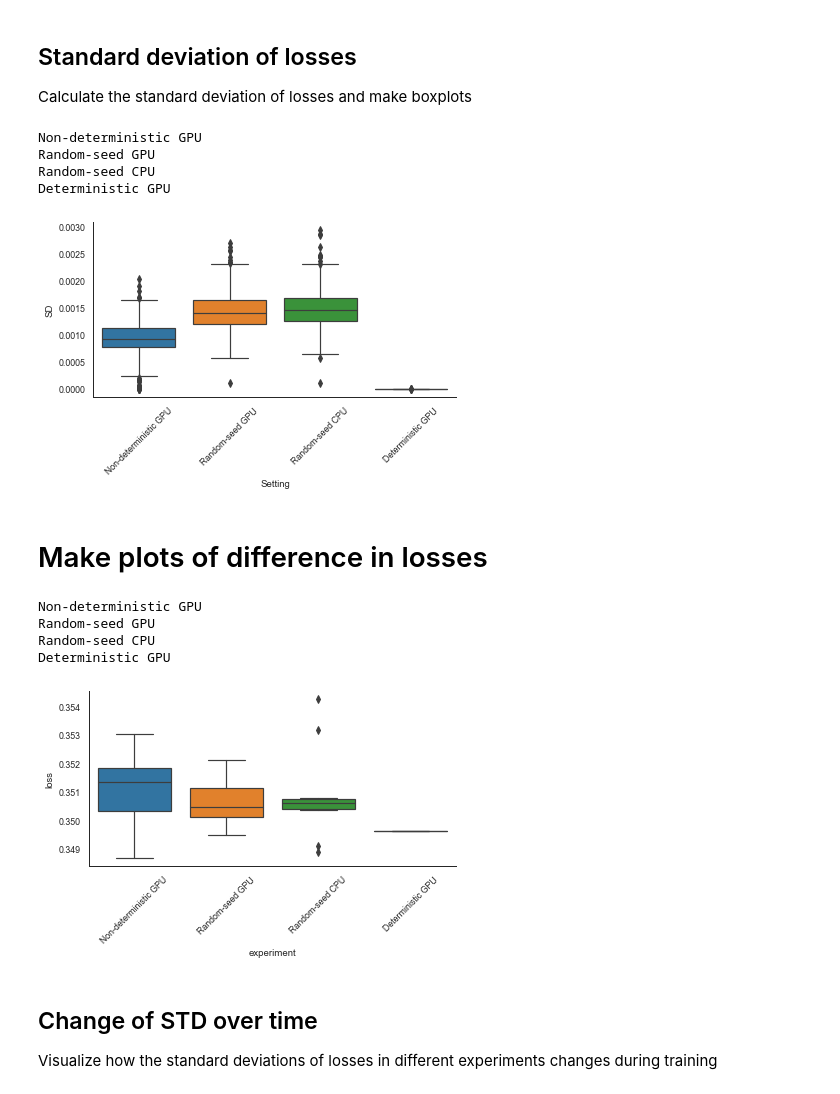
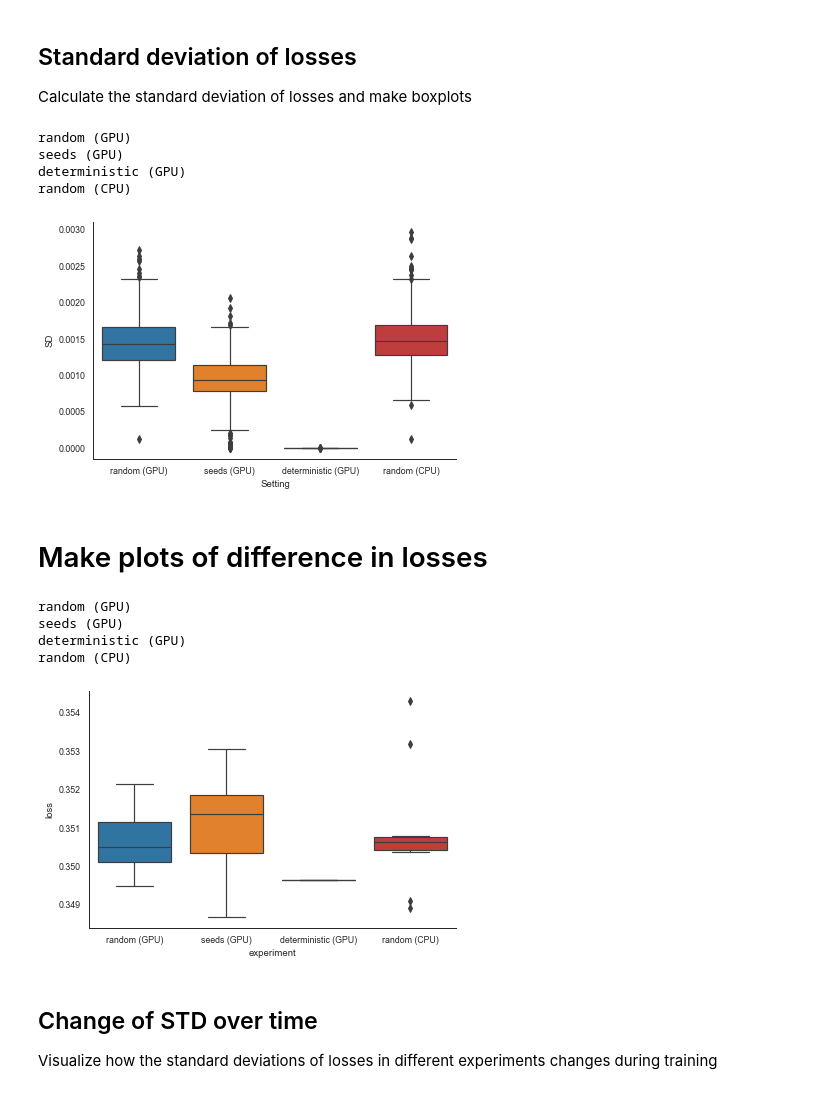
Before and after one commit to mlf-core/sc-autoencoder, a Jupyter notebook: sc_autoencoder/visualization/output_visualization.ipynb, the cells around one changed output. Cells and saved outputs as stored; diff of their text form; code cells hidden in the pictures.

Commit message:
updated plots

```diff
--- a/sc_autoencoder/visualization/output_visualization.ipynb
+++ b/sc_autoencoder/visualization/output_visualization.ipynb
@@ -19,3 +11,11 @@ name_id_mapping = {'Non-deterministic GPU': '1',
+# %%
+# Define base directory and map experiments to run IDs
+mlrun_dir = "mlruns"
+name_id_mapping = {'random (GPU)': '2',
+                   'seeds (GPU)': '1',
+                   'deterministic (GPU)': '4',
+                   'random (CPU)': '3'}
+labels = list(name_id_mapping.keys())
 # %% [markdown]
 ## Make the data table
 # %%
@@ -80,20 +80,20 @@ std_df = pd.melt(std_df)
 
 std_df.columns = ['Setting', 'SD']
 # %% [output]
-Non-deterministic GPU
-Random-seed GPU
-Random-seed CPU
-Deterministic GPU
+random (GPU)
+seeds (GPU)
+deterministic (GPU)
+random (CPU)
 # %%
 sns.set_style("white")
 sns.set_context("paper")
 ax = sns.boxplot(x = 'Setting', y='SD', data=std_df, )
-ax.set_xticklabels(rotation = 45, labels = keys)
+#ax.set_xticklabels(rotation = 45, labels = keys)
 sns.despine()
 plt.tight_layout()
 plt.savefig("plots/std_boxplots.png")
 # %% [output]
-[figure, old version]
+[figure, new version]
 # %% [markdown]
 # Make plots of difference in losses
 # %%
@@ -113,20 +113,20 @@ for k in keys:
 
 loss_df = pd.concat(loss_list)
 # %% [output]
-Non-deterministic GPU
-Random-seed GPU
-Random-seed CPU
-Deterministic GPU
+random (GPU)
+seeds (GPU)
+deterministic (GPU)
+random (CPU)
 # %%
 sns.set_style("white")
 sns.set_context("paper")
 ax = sns.boxplot(x = 'experiment', y='loss', data=loss_df, )
-ax.set_xticklabels(rotation = 45, labels = labels)
+#ax.set_xticklabels(rotation = 45, labels = labels)
 sns.despine()
 plt.tight_layout()
 plt.savefig("plots/loss_boxplots.png")
 # %% [output]
-[figure, old version]
+[figure, new version]
 # %% [markdown]
 ## Change of STD over time
 Visualize how the standard deviations of losses in different experiments changes during training
```
Also changed, not shown: parts of 4 cells of this notebook, 15 other files.
